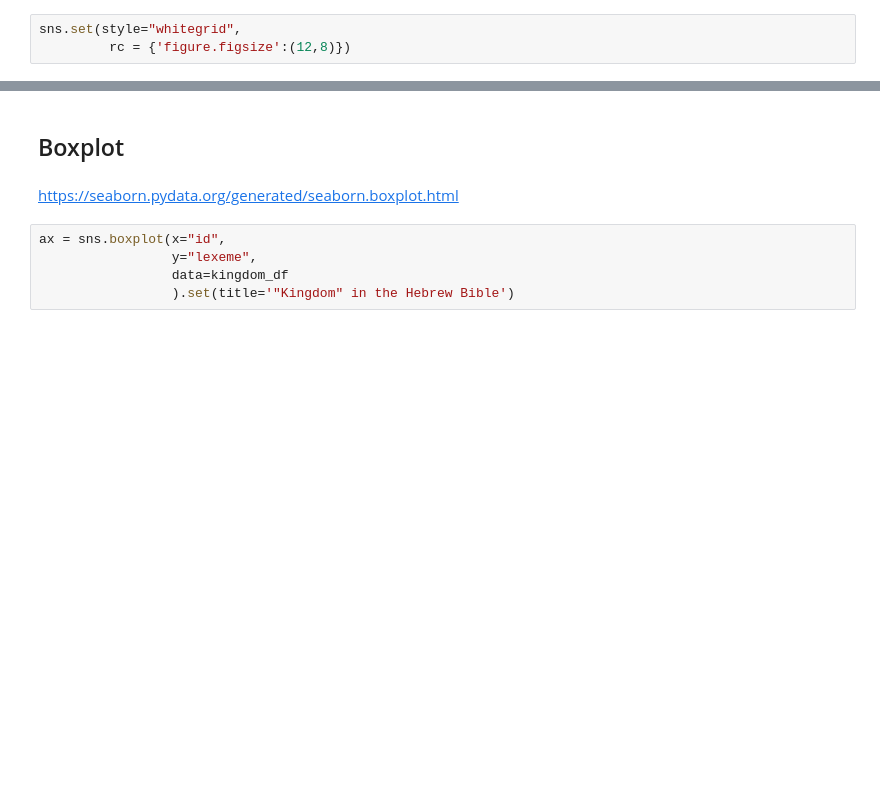
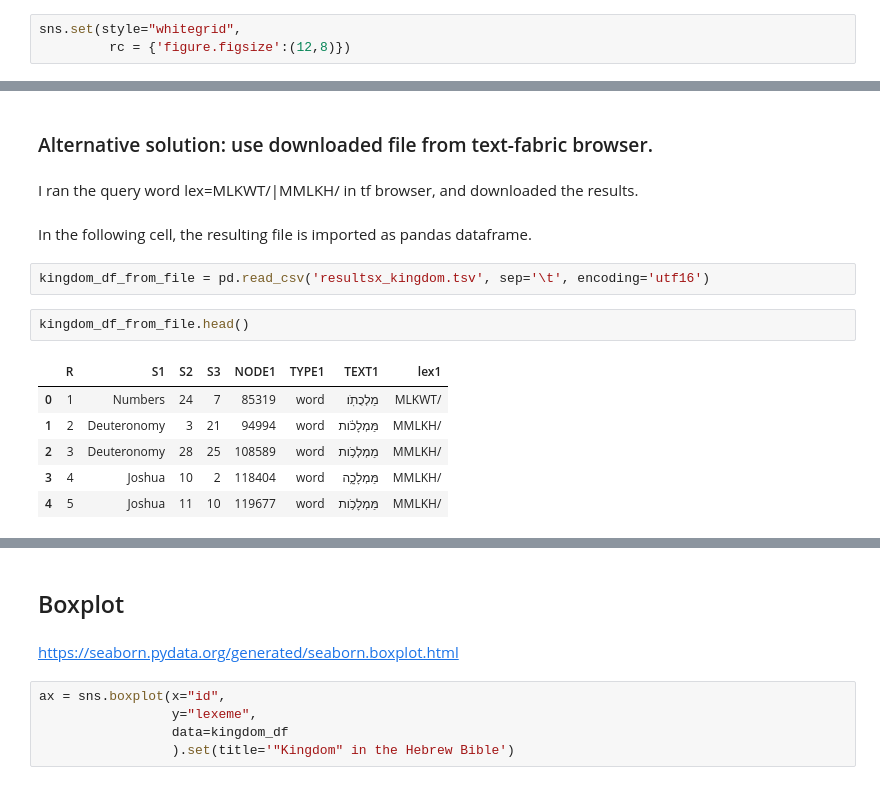
Before and after one commit to DT-UCPH/workshop_ancient_text_analysis, a Jupyter notebook: materials/visualizations/vizualizations_with_seaborn.ipynb, the cells around one changed output, grey strips where cells are left out. Saved outputs shown, nothing was run; the diff lists cells and outputs as text; blank space fills up the shorter version.

Commit message:
added alternative solution stripchart

```diff
--- a/materials/visualizations/vizualizations_with_seaborn.ipynb
+++ b/materials/visualizations/vizualizations_with_seaborn.ipynb
@@ -75,0 +170,17 @@ ax = sns.stripplot(y="id",
+# %% [markdown]
+### Alternative solution: use downloaded file from text-fabric browser.
+# %% [markdown]
+I ran the query word lex=MLKWT/|MMLKH/ in tf browser, and downloaded the results.
+# %% [markdown]
+In the following cell, the resulting file is imported as pandas dataframe.
+# %%
+kingdom_df_from_file = pd.read_csv('resultsx_kingdom.tsv', sep='\t', encoding='utf16')
+# %%
+kingdom_df_from_file.head()
+# %% [output]
+|  | R | S1 | S2 | S3 | NODE1 | TYPE1 | TEXT1 | lex1 |
+| 0 | 1 | Numbers | 24 | 7 | 85319 | word | מַלְכֻתֹֽו׃ | MLKWT/ |
+| 1 | 2 | Deuteronomy | 3 | 21 | 94994 | word | מַּמְלָכֹ֔ות | MMLKH/ |
+| 2 | 3 | Deuteronomy | 28 | 25 | 108589 | word | מַמְלְכֹ֥ות | MMLKH/ |
+| 3 | 4 | Joshua | 10 | 2 | 118404 | word | מַּמְלָכָ֑ה | MMLKH/ |
+| 4 | 5 | Joshua | 11 | 10 | 119677 | word | מַּמְלָכֹ֥ות | MMLKH/ |
```
Also changed, not shown: parts of 11 cells of this notebook, 2 other files.
